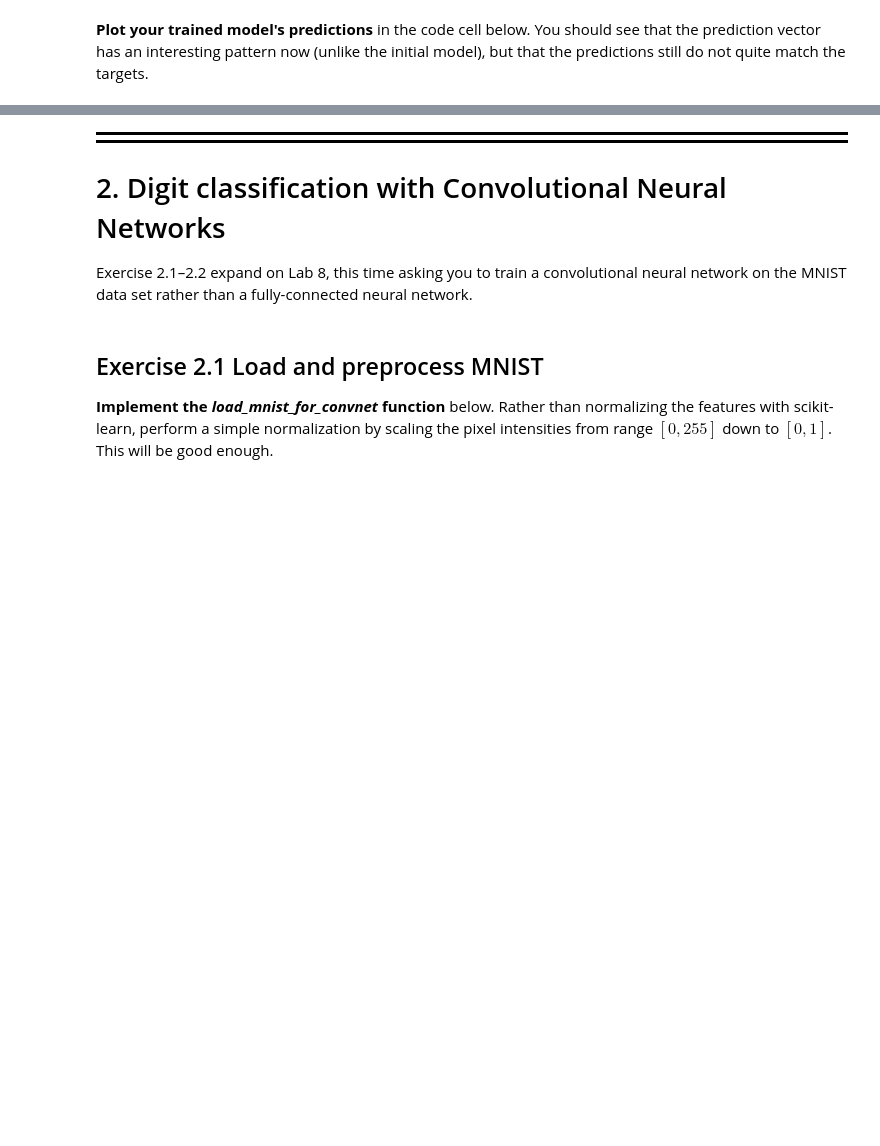
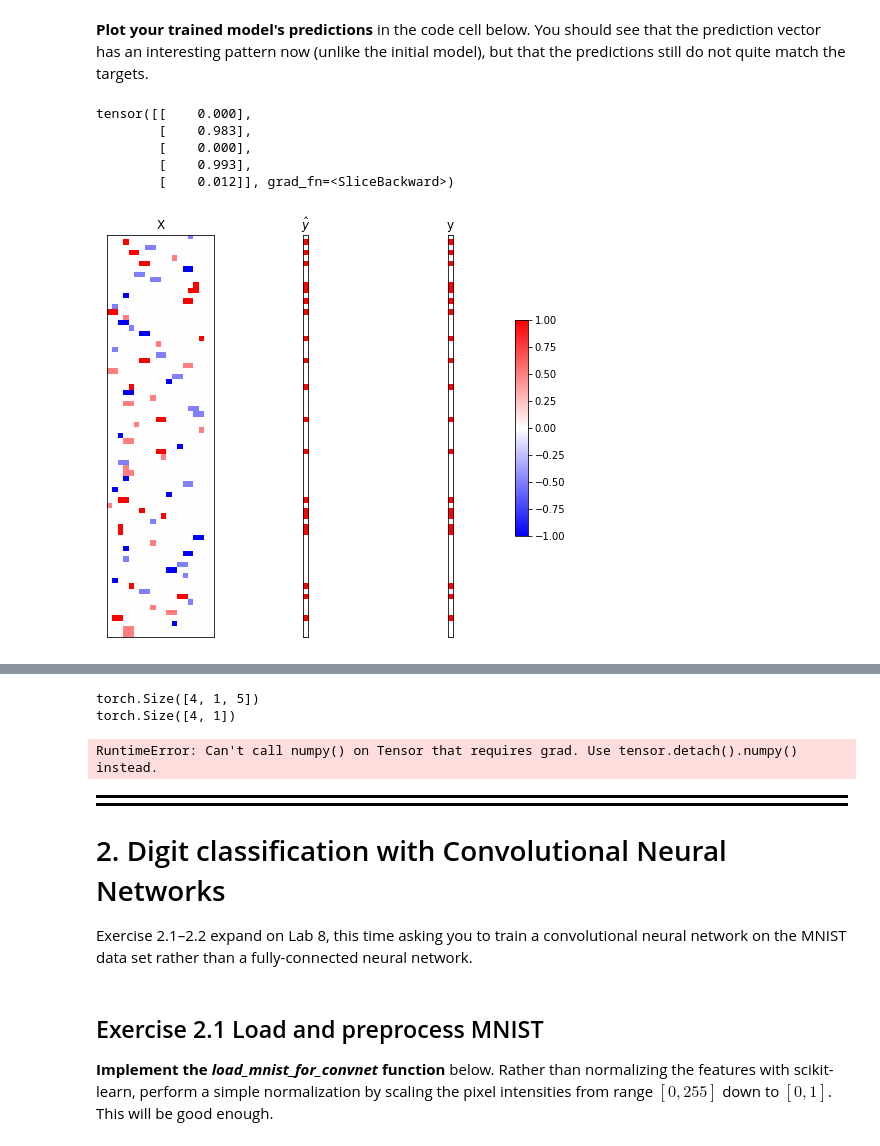
Before and after one commit to m-triassi/ml-exercises, a Jupyter notebook: Lab 9/lab9-exercises.ipynb, the cells around one changed output, grey strips where cells are left out. Cells and saved outputs as stored; diff of their text form; code cells hidden in the pictures; blank space fills up the shorter version.

```diff
--- a/Lab 9/lab9-exercises.ipynb
+++ b/Lab 9/lab9-exercises.ipynb
@@ -106,7 +106,11 @@ X = torch.zeros((N, C, W))   # Start with zeros. You need to assign some of thes
 y = torch.zeros((N, 1))      # Start with zeros. You need to assign some of these target values!
 
 for i in range(N):
-    # Your code for initializing X and y here. Aim for 5-7 lines.
+    size = np.random.choice([1,2])
+    start = np.random.choice(W - size - 1)
+    value = np.random.choice([-1, -0.5, 0.5, 1])
+    X[i, 0, start : start + size] = value
+    y[i] = (0, 1)[1 in X[i, 0, :]]
 # %% [markdown]
 **Check your answer** by running the code cell below. It will plot the entire training set as a heatmap, where blue indicates negative values and red indicates positive values. If you initialized your training set correctly (and kept `np.random.seed(0)` above) you should see exactly this training set:
 ![image](img/synthetic_training_set.png)
@@ -131,11 +138,15 @@ Comments on the architecture:
 # %%
 torch.manual_seed(0) # Ensure model weights initialized with same random numbers
 
-num_filter = 3   # The number of filters to learn
+num_filter = 4   # The number of filters to learn
 filter_size = 5  # The size of each filter
 
 model = torch.nn.Sequential(
-    # Your code for defining the model architecture here. Aim for 5-9 lines.
+    torch.nn.Conv1d(1, num_filter, 5, padding=2),
+    torch.nn.ReLU(),
+    torch.nn.MaxPool1d(W),
+    torch.nn.Flatten(),
+    torch.nn.Linear(num_filter, 1)
 )
 # %% [markdown]
 **Check your model architecture** by running the code cell below.
@@ -212,3 +252,14 @@ num_epoch = 500
+# %%
+y_pred = torch.sigmoid(model(X))   # Turn activations into probabilities by feeding through sigmoid
+print(y_pred[:5])                  # Print the first few probabilities
+plot_named_tensors({'X': X, '$\hat{y}$': y_pred, 'y': y})
+# %% [output]
+tensor([[    0.000],
+        [    0.983],
+        [    0.000],
+        [    0.993],
+        [    0.012]], grad_fn=<SliceBackward>)
+[figure, added]
 # %% [markdown]
 The mismatch between predictions and targets is why the loss did not get close to zero, despite the fact that your ConvNet architecture can, in principle, learn a perfect classifier.
 
@@ -231,9 +282,14 @@ where red means positive and blue means negative. When this filter is convolved
 # %%
 W1, b1, W2, b2 = model.parameters()
 print(W1.shape)  # The tensor of 4 filters, each with 1 channel and kernel size 5
-print(W2.shape)  # The matrix of linear (fully-connected) weights that combine the filter responses
-
+print(W2.T.shape)  # The matrix of linear (fully-connected) weights that combine the filter responses
 # Your plotting code here. Aim for 2-4 lines of code.
+something = np.stack((W1, W2))
+plot_matrix_grid(W1)
+# %% [output]
+torch.Size([4, 1, 5])
+torch.Size([4, 1])
+RuntimeError: Can't call numpy() on Tensor that requires grad. Use tensor.detach().numpy() instead.
 # %% [markdown]
 <div style="border-bottom: 3px solid black; margin-bottom:5px"></div>
 <div style="border-bottom: 3px solid black"></div>
```
Also changed, not shown: parts of 5 cells of this notebook.
